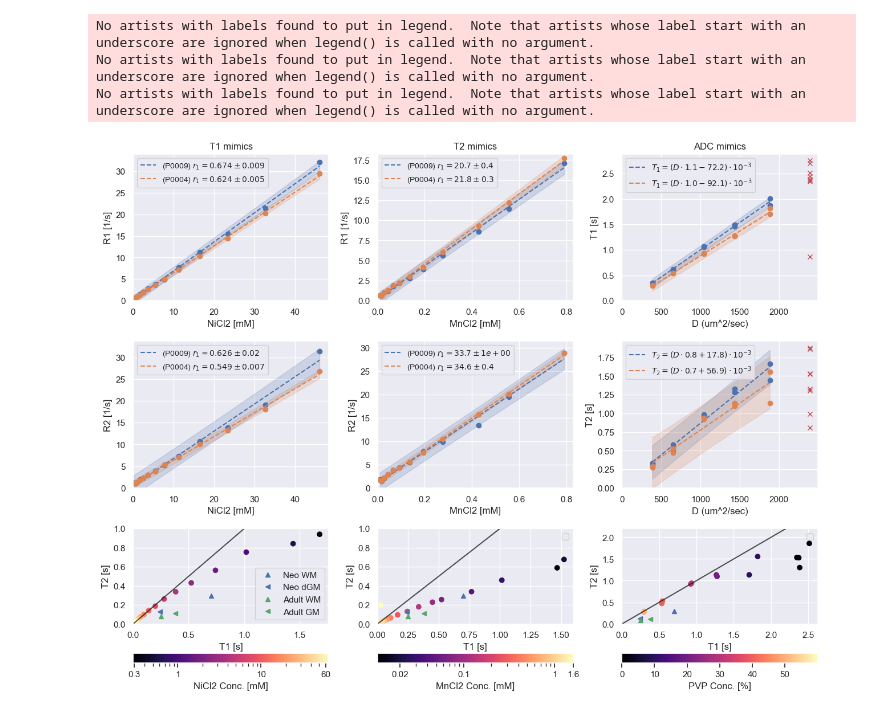
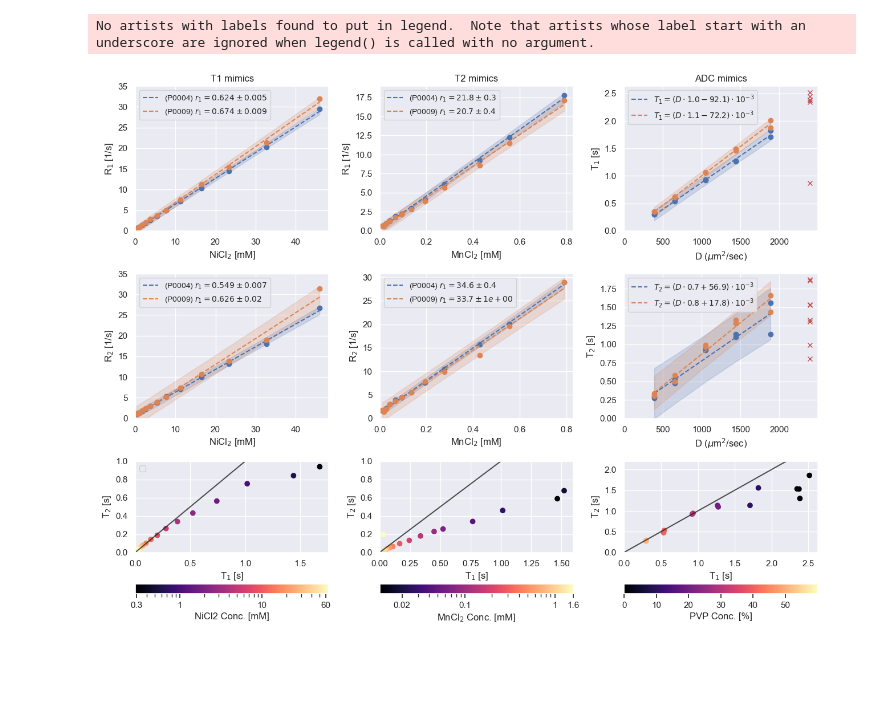
Before and after one commit to UNITY-Physics/unity_qa_paper, a Jupyter notebook: notebooks/Relaxivity_plots_analysis.ipynb, the cells around one changed output. Cells and saved outputs as stored; diff of their text form; code cells hidden in the pictures; blank space fills up the shorter version.

```diff
--- a/notebooks/Relaxivity_plots_analysis.ipynb
+++ b/notebooks/Relaxivity_plots_analysis.ipynb
@@ -86,8 +86,8 @@ sns.set_theme()
 
 fig, axes = plt.subplots(3,3, figsize=(13,10))
 
-subjects = ['P0009', 'P0004']
-sessions = ['20240708', '230224']
+subjects = ['P0004', 'P0009']
+sessions = ['230224', '20240708']
 
 for sub,ses in zip(subjects, sessions):
 
@@ -97,14 +97,14 @@ for sub,ses in zip(subjects, sessions):
     # [(df['Concentration']<NiCl_thr)]
     x = np.array(df['Concentration'])
     y = df['Median']
-    make_relax_plot(sub, x, y, ax=axes[0,0], y_label='R1 [1/s]', x_label='NiCl2 [mM]')
+    make_relax_plot(sub, x, y, ax=axes[0,0], y_label=r'R$_1$ [1/s]', x_label=r'NiCl$_2$ [mM]')
 
     ### R1 T2 mimics ###
     df = filter_df(all_df, sub, ses, seg='T2mimics_fix', quant='R1')
     df = df.query('Concentration<@MnCl_thr')
     x = np.array(df['Concentration'])
     y = df['Median']
-    make_relax_plot(sub, x, y, ax=axes[0,1], y_label='R1 [1/s]', x_label='MnCl2 [mM]')
+    make_relax_plot(sub, x, y, ax=axes[0,1], y_label=r'R$_1$ [1/s]', x_label=r'MnCl$_2$ [mM]')
 
 
     ### T1 ADC mimics ###
@@ -115,7 +115,7 @@ for sub,ses in zip(subjects, sessions):
     x = np.array(df_filt['ADC'])
     y = df_filt['Median']
     l = axes[0,2].plot(df_0['ADC'], df_0['Median'], 'xr')
-    r, results, l = make_relax_plot(sub, x, y, ax=axes[0,2], x_label='D (um^2/sec)', y_label='T1 [s]')
+    r, results, l = make_relax_plot(sub, x, y, ax=axes[0,2], x_label=r'D ($\mu$m$^2$/sec)', y_label=r'T$_1$ [s]')
     l[0].set_label(fr'$T_1=(D\cdot{results.params.x1*1E3:.1f}{results.params.const*1E3:.1f})\cdot 10^{{-3}}$')
 
 
@@ -124,14 +124,14 @@ for sub,ses in zip(subjects, sessions):
     df = df.query('Concentration < @NiCl_thr')
     x = np.array(df['Concentration'])
     y = df['Median']
-    make_relax_plot(sub, x, y, ax=axes[1,0], x_label='NiCl2 [mM]', y_label='R2 [1/s]')
+    make_relax_plot(sub, x, y, ax=axes[1,0], x_label=r'NiCl$_2$ [mM]', y_label=r'R$_2$ [1/s]')
 
     ### R2 T2 mimics ###
     df = filter_df(all_df, sub, ses, seg='T2mimics_fix', quant='R2')
     df = df.query('Concentration < @MnCl_thr')
     x = np.array(df['Concentration'])
     y = df['Median']
-    make_relax_plot(sub, x, y, ax=axes[1,1], x_label='MnCl2 [mM]', y_label='R2 [1/s]')
+    make_relax_plot(sub, x, y, ax=axes[1,1], x_label=r'MnCl$_2$ [mM]', y_label=r'R$_2$ [1/s]')
 
 
     ### T2 ADC mimics ###
@@ -143,12 +143,12 @@ for sub,ses in zip(subjects, sessions):
     y = df_filt['Median']
 
     axes[1,2].plot(df_0['ADC'], df_0['Median'], 'xr')
-    r, results, l = make_relax_plot(sub, x, y, ax=axes[1,2], x_label='D (um^2/sec)', y_label='T2 [s]')
+    r, results, l = make_relax_plot(sub, x, y, ax=axes[1,2], x_label=r'D ($\mu$m$^2$/sec)', y_label=r'T$_2$ [s]')
     l[0].set_label(fr'$T_2=(D\cdot{results.params.x1*1E3:.1f}+{results.params.const*1E3:.1f})\cdot 10^{{-3}}$')
 
 
 labels = ['A','B','C','D','E','F']
-for i,ax in enumerate(axes.flatten()):
+for i,ax in enumerate(axes.flatten()[0:-2]):
     ax.legend(fontsize=10, loc='upper left')
 
 axes[0,0].set_title('T1 mimics')
@@ -159,10 +159,10 @@ cmap = plt.get_cmap('magma')
 #### T1 ####
 norm = mcolors.LogNorm(vmin=df_nicl['Conc. [mM]'].min(), vmax=df_nicl['Conc. [mM]'].max())
 sc = axes[2,0].scatter(df_nicl['T1 [s]'], df_nicl['T2 [s]'], c=df_nicl['Conc. [mM]'], cmap=cmap, norm=norm)
-axes[2,0].set_xlabel('T1 [s]')
-axes[2,0].set_ylabel('T2 [s]')
+axes[2,0].set_xlabel(r'T$_1$ [s]')
+axes[2,0].set_ylabel(r'T$_2$ [s]')
 
-cb = plt.colorbar(sc, ax=axes[2,0], label='NiCl2 Conc. [mM]', orientation='horizontal', pad=.2)
+cb = plt.colorbar(sc, ax=axes[2,0], label='NiCl2 Conc. [mM]', orientation='horizontal', pad=.22)
 ticks = [0.3, 1, 10, 60]
 cb.set_ticks(ticks)
 cb.set_ticklabels([f"{x}" for x in ticks])
@@ -170,10 +170,10 @@ cb.set_ticklabels([f"{x}" for x in ticks])
 #### T2 ####
 norm = mcolors.LogNorm(vmin=df_mncl['Conc. [mM]'].min(), vmax=df_mncl['Conc. [mM]'].max())
 sc = axes[2,1].scatter(df_mncl['T1 [s]'], df_mncl['T2 [s]'], c=df_mncl['Conc. [mM]'], cmap=cmap, norm=norm)
-axes[2,1].set_xlabel('T1 [s]')
-axes[2,1].set_ylabel('T2 [s]')
+axes[2,1].set_xlabel(r'T$_1$ [s]')
+axes[2,1].set_ylabel(r'T$_2$ [s]')
 
-cb = plt.colorbar(sc, ax=axes[2,1], label='MnCl2 Conc. [mM]', orientation='horizontal', pad=.2)
+cb = plt.colorbar(sc, ax=axes[2,1], label=r'MnCl$_2$ Conc. [mM]', orientation='horizontal', pad=.22)
 ticks = [0.02, .1, 1, 1.6]
 cb.set_ticks(ticks)
 cb.set_ticklabels([f"{x}" for x in ticks])
@@ -181,49 +181,48 @@ cb.set_ticklabels([f"{x}" for x in ticks])
 #### ADC ####
 norm = mcolors.Normalize(vmin=df_adc['Conc. [mM]'].min(), vmax=60)
 sc = axes[2,2].scatter(df_adc['T1 [s]'], df_adc['T2 [s]'], c=df_adc['Conc. [mM]'], cmap=cmap, norm=norm)
-axes[2,2].set_xlabel('T1 [s]')
-axes[2,2].set_ylabel('T2 [s]')
+axes[2,2].set_xlabel(r'T$_1$ [s]')
+axes[2,2].set_ylabel(r'T$_2$ [s]')
 
-cb = plt.colorbar(sc, ax=axes[2,2], label='PVP Conc. [%]', orientation='horizontal', pad=.2)
+cb = plt.colorbar(sc, ax=axes[2,2], label='PVP Conc. [%]', orientation='horizontal', pad=.22)
 ticks = [0,10,20,30,40,50]
 cb.set_ticks(ticks)
 cb.set_ticklabels([f"{x}" for x in ticks])
 
 axes[2,0].axis([0,None,0,1])
 axes[2,1].axis([0,None,0,1])
 axes[2,2].axis([0,None,0,2.2])
 
 # Normal tissue relaxivity times
 adult_WM = {'T1':.250, 'T2':.080}
 adult_GM = {'T1':.380,'T2':.110}
 
 # At PMA=40
 neo_WM = {'T1':.702,'T2':.294}
 neo_dGM = {'T1':.240,'T2':.130}
 
-for ax in [axes[2,0], axes[2,1], axes[2,2]]:
-    ax.plot(neo_WM['T1'], neo_WM['T2'], '^', color='C00', label='Neo WM')
-    ax.plot(neo_dGM['T1'], neo_dGM['T2'], '<', color='C00', label='Neo dGM')
-    ax.plot(adult_WM['T1'], adult_WM['T2'], '^', color='C02', label='Adult WM')
-    ax.plot(adult_GM['T1'], adult_GM['T2'], '<', color='C02', label='Adult GM')
+# for ax in [axes[2,0], axes[2,1], axes[2,2]]:
+#     ax.plot(neo_WM['T1'], neo_WM['T2'], '^', color='C00', label='Neo WM', markersize=8)
+#     ax.plot(neo_dGM['T1'], neo_dGM['T2'], '<', color='C00', label='Neo dGM', markersize=8)
+#     ax.plot(adult_WM['T1'], adult_WM['T2'], '^', color='C02', label='Adult WM', markersize=8)
+#     ax.plot(adult_GM['T1'], adult_GM['T2'], '<', color='C02', label='Adult GM', markersize=8)
 
 axes[2,0].plot([0,1], [0,1], '-k', zorder=1, alpha=0.75)
 axes[2,1].plot([0,1], [0,1], '-k', zorder=1, alpha=0.75)
 axes[2,2].plot([0,2.2], [0,2.2], '-k', zorder=1, alpha=0.75)
 
 axes[2,0].grid(True, zorder=-10)
-axes[2,0].legend()
-axes[2,1].legend([])
-axes[2,2].legend([])
+
+# Fix axes
+axes[0,0].axis([0, None, 0, 35])
+axes[1,0].axis([0, None, 0, 35])
 
 plt.tight_layout()
 plt.savefig('../results/relaxometry.png')
 plt.show()
 # %% [output]
 No artists with labels found to put in legend.  Note that artists whose label start with an underscore are ignored when legend() is called with no argument.
-No artists with labels found to put in legend.  Note that artists whose label start with an underscore are ignored when legend() is called with no argument.
-No artists with labels found to put in legend.  Note that artists whose label start with an underscore are ignored when legend() is called with no argument.
-[figure, old version]
+[figure, new version]
 # %%
 df_adc.to_csv('../results/relaxometry_PVP_mimics.csv')
 df_mncl.to_csv('../results/relaxometry_MnCl_mimics.csv')
```
Also changed, not shown: 7 other files.
